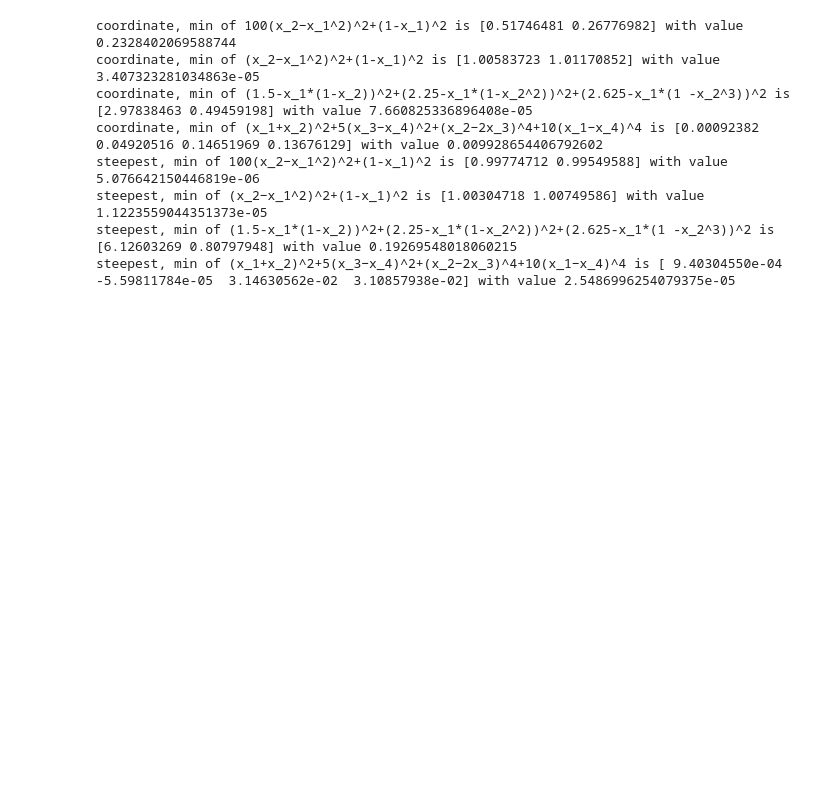
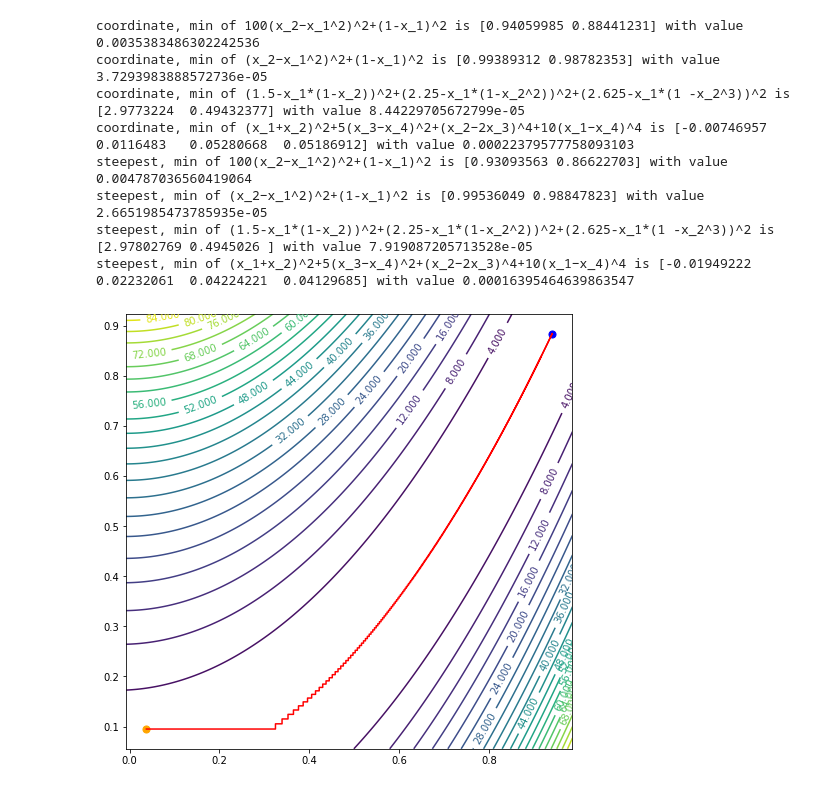
Before and after one commit to Leeelooo/opt_methods, a Jupyter notebook: lab2/lab2.ipynb, the cells around one changed output. Drawn from its saved outputs; the diff is of its cells as text; code cells hidden in the pictures; blank space fills up the shorter version.

```diff
--- a/lab2/lab2.ipynb
+++ b/lab2/lab2.ipynb
@@ -225,21 +298,53 @@ def steepest_descent(X0,f,df,eps=1e-5,max_iter=5e4):
+# %%
+
+def risovalka(coords, f):
+    min_x = np.min(coords[:, 0])
+    max_x = np.max(coords[:, 0])
+    min_y = np.min(coords[:, 1])
+    max_y = np.max(coords[:, 1])
+    x_size = max_x - min_x
+    y_size = max_y - min_y
+
+    y_space = np.linspace(min_y - 0.05 * y_size, max_y + 0.05 * y_size, 1000)
+    x_space = np.linspace(min_x - 0.05 * x_size, max_x + 0.05 * x_size, 1000)
+
+    xgrid, ygrid = np.meshgrid(x_space, y_space)
+    zgrid = np.zeros(xgrid.shape)
+    for i in range(len(xgrid)):
+        for j in range(len(xgrid[0])):
+            zgrid[i, j] = f(np.array([xgrid[i, j], ygrid[i, j]]))
+
+    pylab.figure(figsize=(8, 8))
+
+    pylab.plot(coords[:, 0], coords[:, 1], color='red')
+
+    pylab.scatter(x=coords[0][0], y=coords[0][1], color='orange', s=50)
+    pylab.scatter(x=coords[-1][0], y=coords[-1][1], color='blue', s=50)
+
+    cs = pylab.contour(xgrid, ygrid, zgrid, 21)
+    pylab.clabel(cs)
+    pylab.show()
 # %%
 
 gradient_descents = {
     'coordinate': coordinate_descent,
     'steepest': steepest_descent,
 }
 
 for descent in gradient_descents:
     for equation in equations:
         f, df, X0 = equations[equation]
-        steps = gradient_descents[descent](X0, f, df)
-        print(f'{descent}, min of {equation} is {steps[-1][0]} with value {steps[-1][-1]}')
+        coords, values = gradient_descents[descent](X0, f, df)
+        print(f'{descent}, min of {equation} is {coords[-1]} with value {values[-1]}')
+        if len(X0) == 2:
+            risovalka(coords, f)
 # %% [output]
-coordinate, min of 100(x_2−x_1^2)^2+(1-x_1)^2 is [0.51746481 0.26776982] with value 0.2328402069588744
-coordinate, min of (x_2−x_1^2)^2+(1-x_1)^2 is [1.00583723 1.01170852] with value 3.407323281034863e-05
-coordinate, min of (1.5-x_1*(1-x_2))^2+(2.25-x_1*(1-x_2^2))^2+(2.625-x_1*(1 -x_2^3))^2 is [2.97838463 0.49459198] with value 7.660825336896408e-05
-coordinate, min of (x_1+x_2)^2+5(x_3−x_4)^2+(x_2−2x_3)^4+10(x_1−x_4)^4 is [0.00092382 0.04920516 0.14651969 0.13676129] with value 0.009928654406792602
-steepest, min of 100(x_2−x_1^2)^2+(1-x_1)^2 is [0.99774712 0.99549588] with value 5.076642150446819e-06
-steepest, min of (x_2−x_1^2)^2+(1-x_1)^2 is [1.00304718 1.00749586] with value 1.1223559044351373e-05
-steepest, min of (1.5-x_1*(1-x_2))^2+(2.25-x_1*(1-x_2^2))^2+(2.625-x_1*(1 -x_2^3))^2 is [6.12603269 0.80797948] with value 0.19269548018060215
-steepest, min of (x_1+x_2)^2+5(x_3−x_4)^2+(x_2−2x_3)^4+10(x_1−x_4)^4 is [ 9.40304550e-04 -5.59811784e-05  3.14630562e-02  3.10857938e-02] with value 2.5486996254079375e-05
+coordinate, min of 100(x_2−x_1^2)^2+(1-x_1)^2 is [0.94059985 0.88441231] with value 0.0035383486302242536
+coordinate, min of (x_2−x_1^2)^2+(1-x_1)^2 is [0.99389312 0.98782353] with value 3.7293983888572736e-05
+coordinate, min of (1.5-x_1*(1-x_2))^2+(2.25-x_1*(1-x_2^2))^2+(2.625-x_1*(1 -x_2^3))^2 is [2.9773224  0.49432377] with value 8.44229705672799e-05
+coordinate, min of (x_1+x_2)^2+5(x_3−x_4)^2+(x_2−2x_3)^4+10(x_1−x_4)^4 is [-0.00746957  0.0116483   0.05280668  0.05186912] with value 0.00022379577758093103
+steepest, min of 100(x_2−x_1^2)^2+(1-x_1)^2 is [0.93093563 0.86622703] with value 0.004787036560419064
+steepest, min of (x_2−x_1^2)^2+(1-x_1)^2 is [0.99536049 0.98847823] with value 2.6651985473785935e-05
+steepest, min of (1.5-x_1*(1-x_2))^2+(2.25-x_1*(1-x_2^2))^2+(2.625-x_1*(1 -x_2^3))^2 is [2.97802769 0.4945026 ] with value 7.919087205713528e-05
+steepest, min of (x_1+x_2)^2+5(x_3−x_4)^2+(x_2−2x_3)^4+10(x_1−x_4)^4 is [-0.01949222  0.02232061  0.04224221  0.04129685] with value 0.00016395464639863547
+[figure, added]
```
Also changed, not shown: parts of 12 cells of this notebook.
